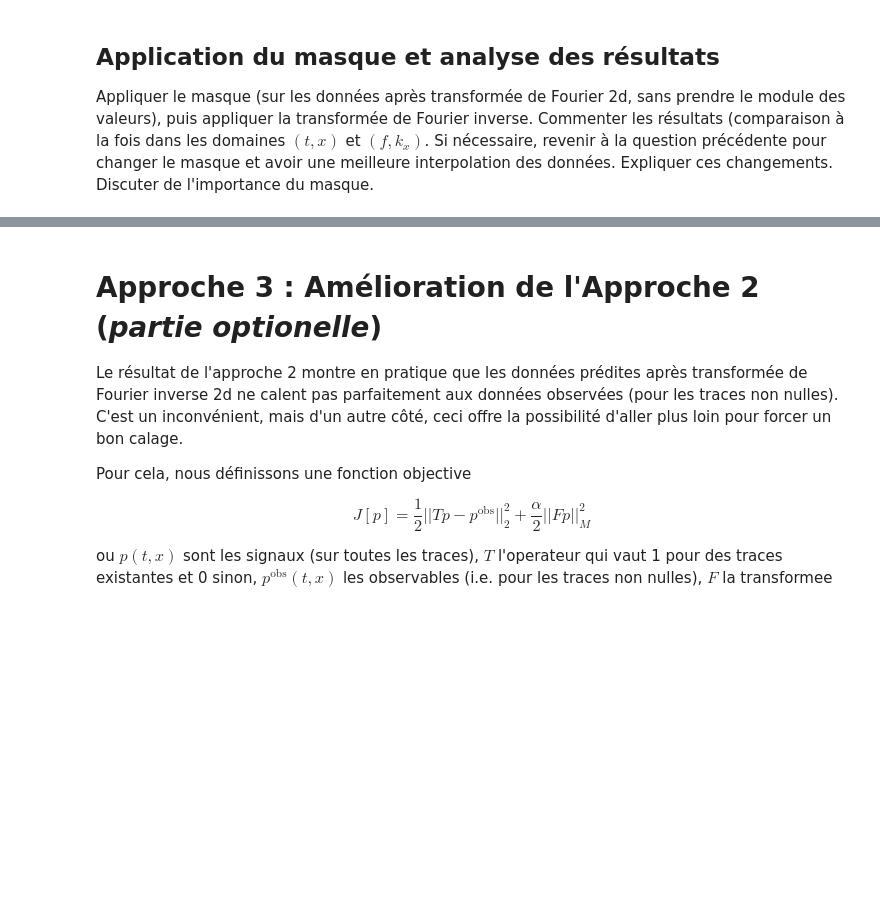
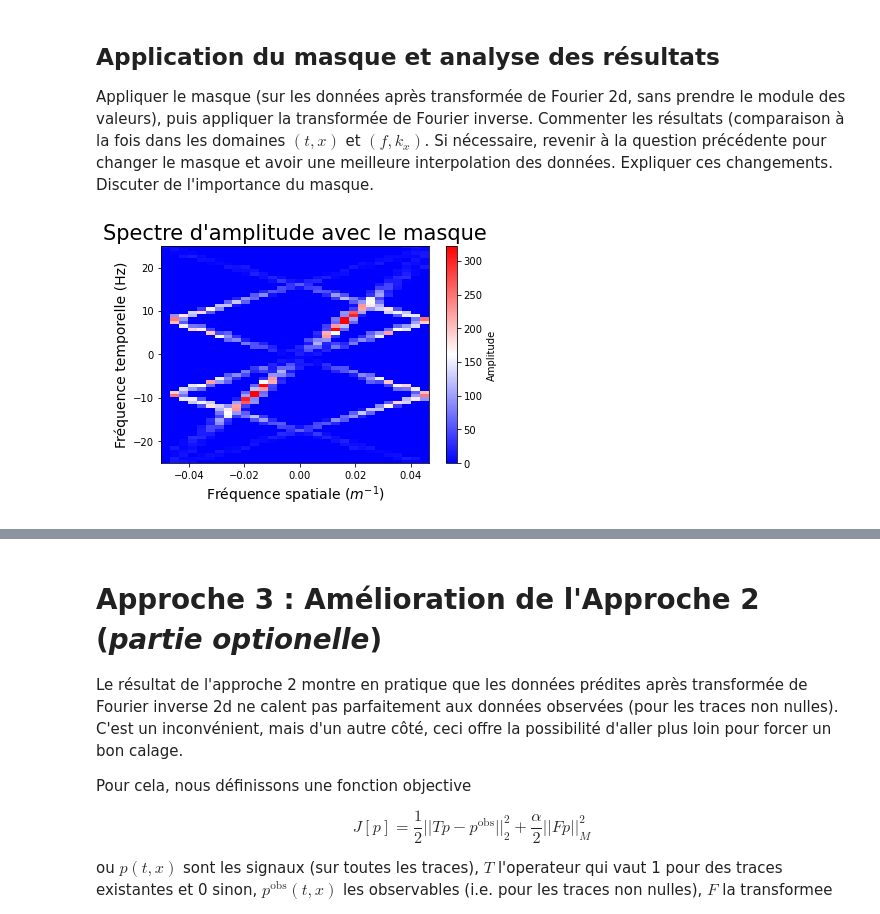
Before and after one commit to gabrielleberrada/projet_traitement_signal, a Jupyter notebook: mini_projet_interpolation/mini_projet_groupe3.ipynb, the cells around one changed output, grey strips where cells are left out. Drawn from its saved outputs; the diff is of its cells as text; code cells hidden in the pictures; blank space fills up the shorter version.

Commit message:
avancé partie 1 et fin du masque partie 2

```diff
--- a/mini_projet_interpolation/mini_projet_groupe3.ipynb
+++ b/mini_projet_interpolation/mini_projet_groupe3.ipynb
@@ -405,7 +454,7 @@ Il reste à les isoler. Pour cela, on sépare en trois le domaine $[ - \frac{\pi
 # %%
 def valeurs_max(ind_min, ind_max, inclinaison=inclinaison):
     res = np.vectorize(sommations)(inclinaison[ind_min:ind_max])
-    return inclinaison[np.argmax(res)]
+    return inclinaison[ind_min np.argmax(res)]
 
 p1 = valeurs_max(0, 200)
 p2 = valeurs_max(200, 400)
@@ -460,9 +504,0 @@ np.argmax(moyennes)
-# %%
-def valeurs_max(ind_min, ind_max, inclinaison=inclinaison):
-    res = np.vectorize(moyenne)(inclinaison[ind_min:ind_max])
-    return inclinaison[np.argmax(res)]
-
-p1 = valeurs_max(0, 200)
-p2 = valeurs_max(200, 400)
-p3 = valeurs_max(400, 500)
-p3
@@ -471,3 +555,21 @@ p3
 # %% [markdown]
 ## Application du masque et analyse des résultats
 Appliquer le masque (sur les données après transformée de Fourier 2d, sans prendre le module des valeurs), puis appliquer la transformée de Fourier inverse. Commenter les résultats (comparaison à la fois dans les domaines $(t,x)$ et $(f,k_x)$. Si nécessaire, revenir à la question précédente pour changer le masque et avoir une meilleure interpolation des données. Expliquer ces changements. Discuter de l'importance du masque.
+# %%
+gpanelf = np.fft.fftshift(np.fft.fft2(gpanel))
+gpanelf_masque = masque * gpanelf
+gpanelf_masque_abs = gpanelf = np.abs(gpanelf_masque)
+
+fig = plt.figure()
+av = plt.subplot(111)
+plt.imshow(gpanelf_masque_abs, extent = [ak.min(), ak.max(), af.min(), af.max()],aspect = 'auto')
+
+plt.ylim(-25, 25)
+
+plt.title("Spectre d'amplitude avec le masque", fontsize = 1.5*labelsize)
+av.set_ylabel("Fréquence temporelle (Hz)", fontsize = labelsize)
+av.set_xlabel("Fréquence spatiale ($m^{-1}$)", fontsize = labelsize)
+cbar = plt.colorbar()
+cbar.set_label("Amplitude")
+# %% [output]
+[figure, added]
```
Also changed, not shown: parts of 9 cells of this notebook.
